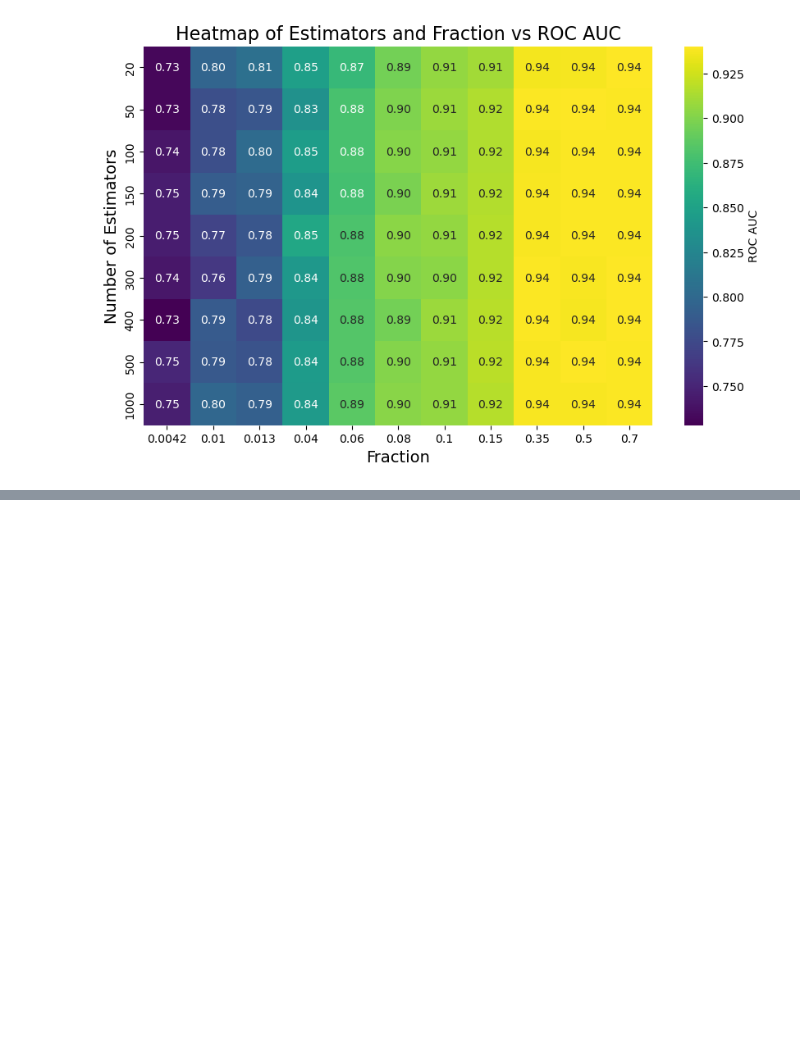
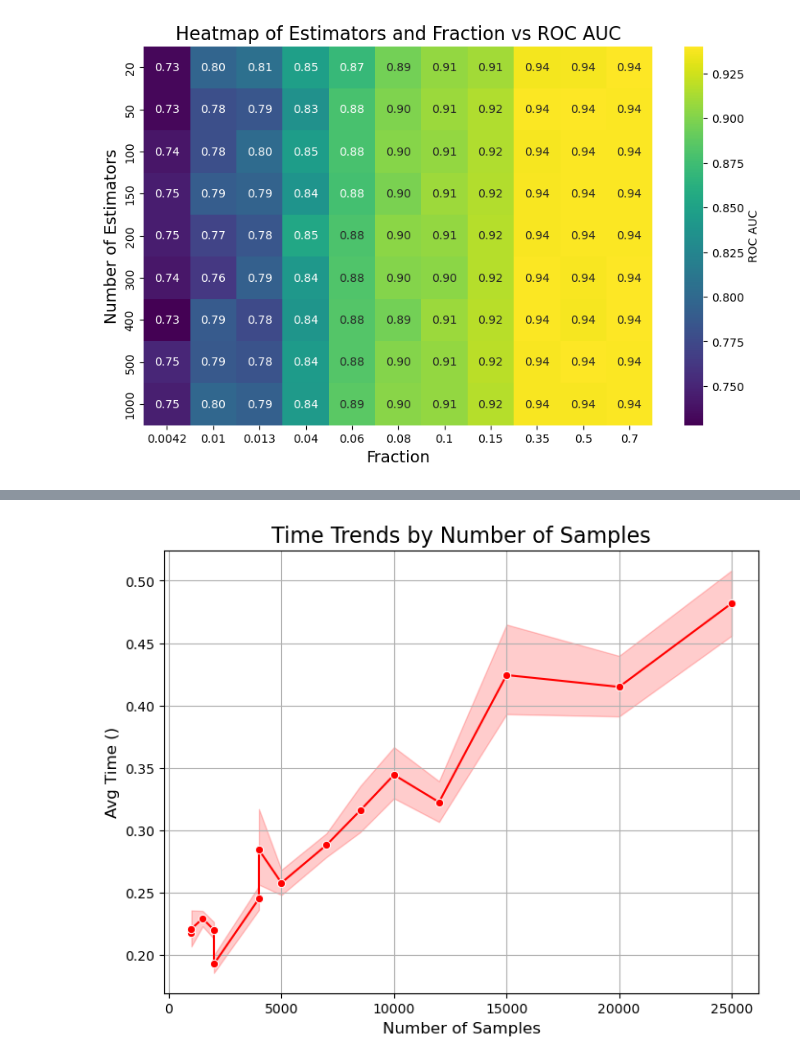
Before and after one commit to Vinylango25/Active-Semi-Supervised-Learning-SSALAD-Project-, a Jupyter notebook: jupyter/TestParams.ipynb, the cells around one changed output, grey strips where cells are left out. Cells and saved outputs as stored; diff of their text form; code cells hidden in the pictures; blank space fills up the shorter version.

```diff
--- a/jupyter/TestParams.ipynb
+++ b/jupyter/TestParams.ipynb
@@ -236,0 +276,10 @@ sns.scatterplot(
+# %%
+plt.figure(figsize=(8, 6))
+sns.lineplot(data=iforest_size_data, x='num_samples', y='time', marker='o', color='red')
+plt.title("Time Trends by Number of Samples", fontsize=16)
+plt.xlabel("Number of Samples", fontsize=12)
+plt.ylabel("Avg Time ()", fontsize=12)
+plt.grid(True)
+plt.show()
+# %% [output]
+[figure, added]
```
Also changed, not shown: parts of 33 cells of this notebook, 1 other file.
